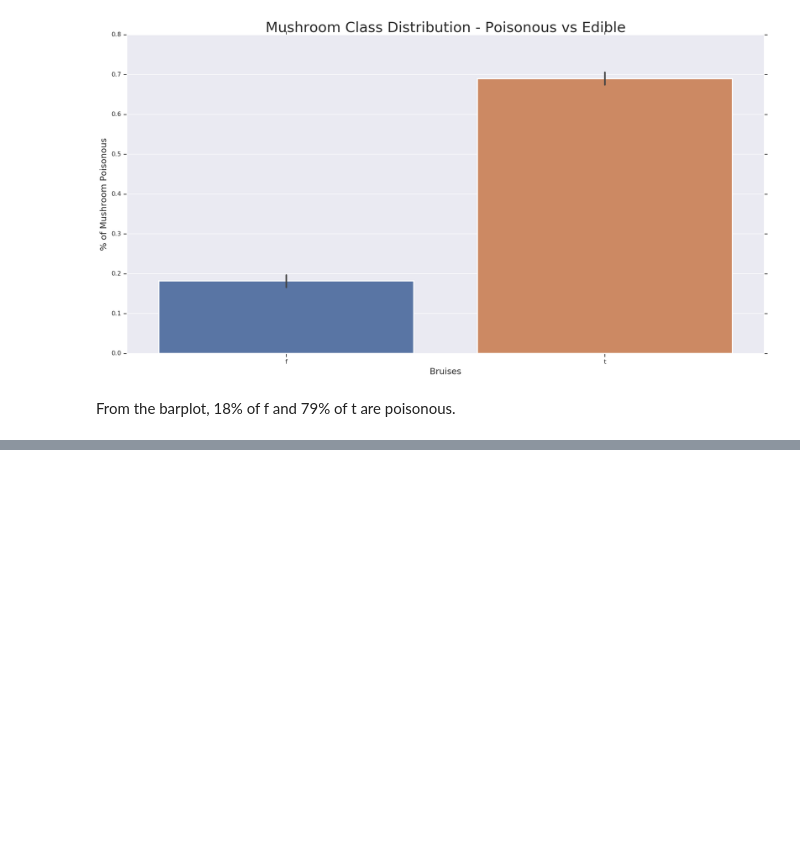
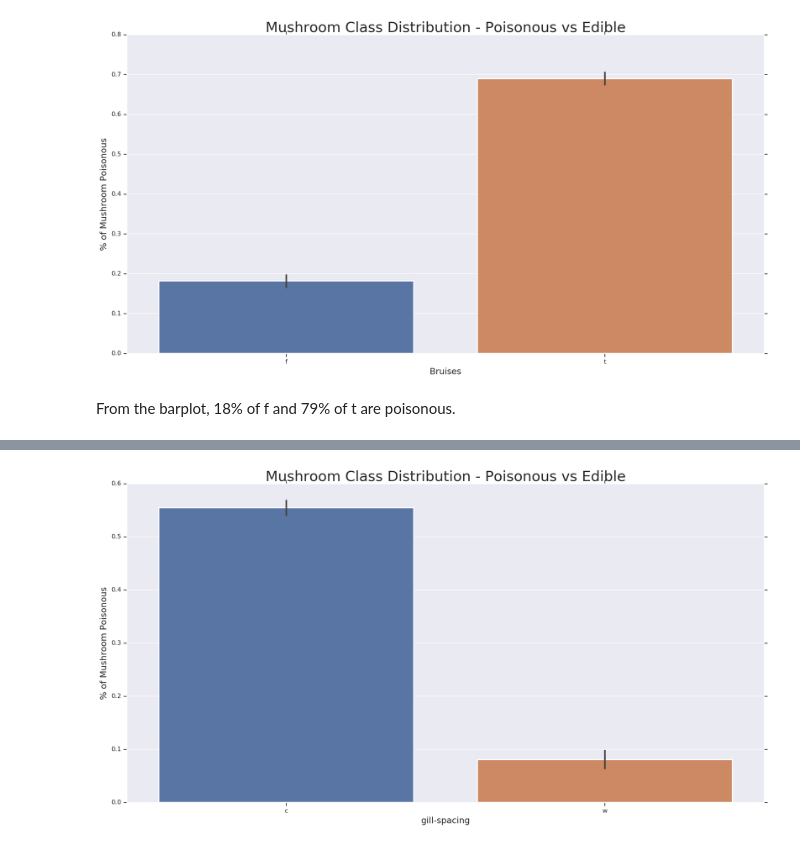
Before and after one commit to jhuang292/kaggle-competion, a Jupyter notebook: p4.ipynb, the cells around one changed output, grey strips where cells are left out. Drawn from its saved outputs; the diff is of its cells as text; code cells hidden in the pictures; blank space fills up the shorter version.

```diff
--- a/p4.ipynb
+++ b/p4.ipynb
@@ -237,0 +319,14 @@ From the barplot, 18% of f and 79% of t are poisonous.
+# %%
+plt.subplots(figsize = (20, 10))
+sns.barplot(x = "gill-spacing",
+           y = "class",
+           data = train,
+           linewidth = 2)
+plt.title("Mushroom Class Distribution - Poisonous vs Edible", fontsize = 25)
+plt.xlabel("gill-spacing", fontsize = 15);
+plt.ylabel("% of Mushroom Poisonous", fontsize = 15);
+labels = ['c', 'w']
+val = [0, 1]
+plt.xticks(val, labels);
+# %% [output]
+[figure, added]
```
Also changed, not shown: parts of 13 cells of this notebook.
